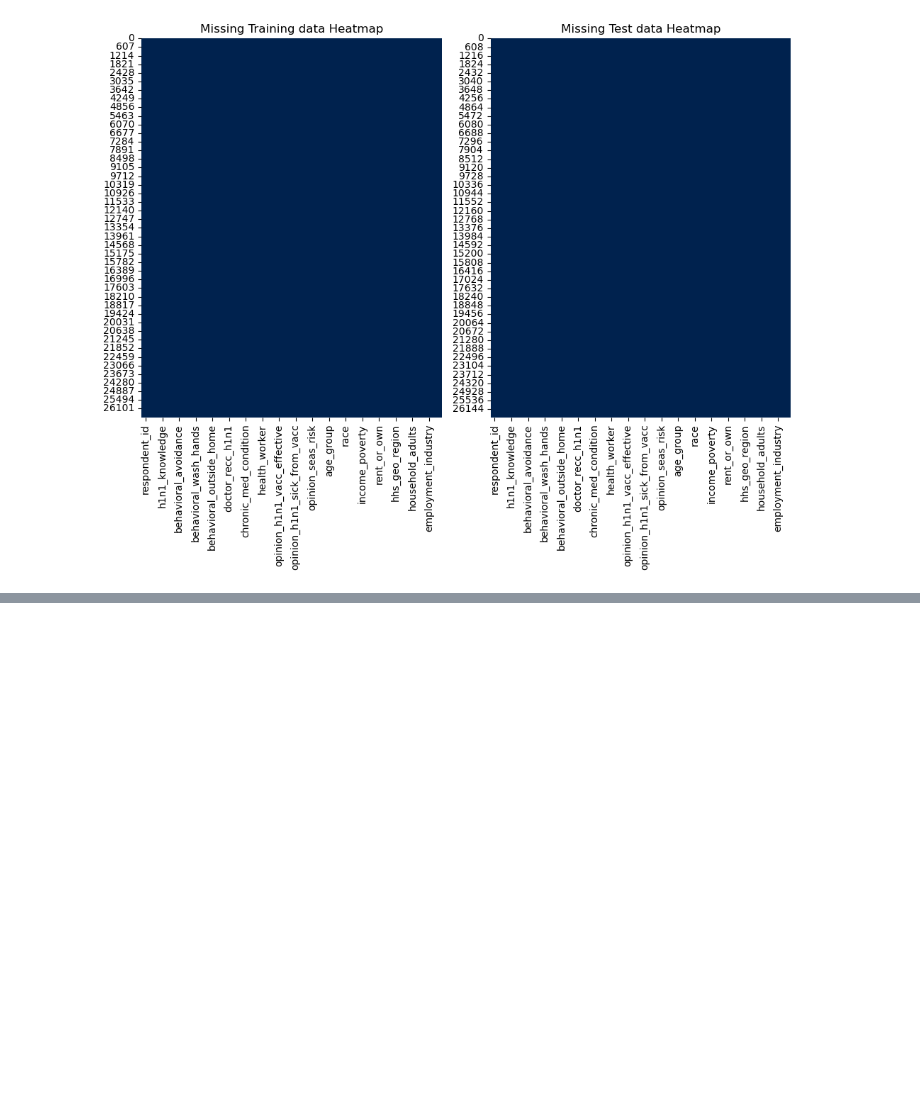
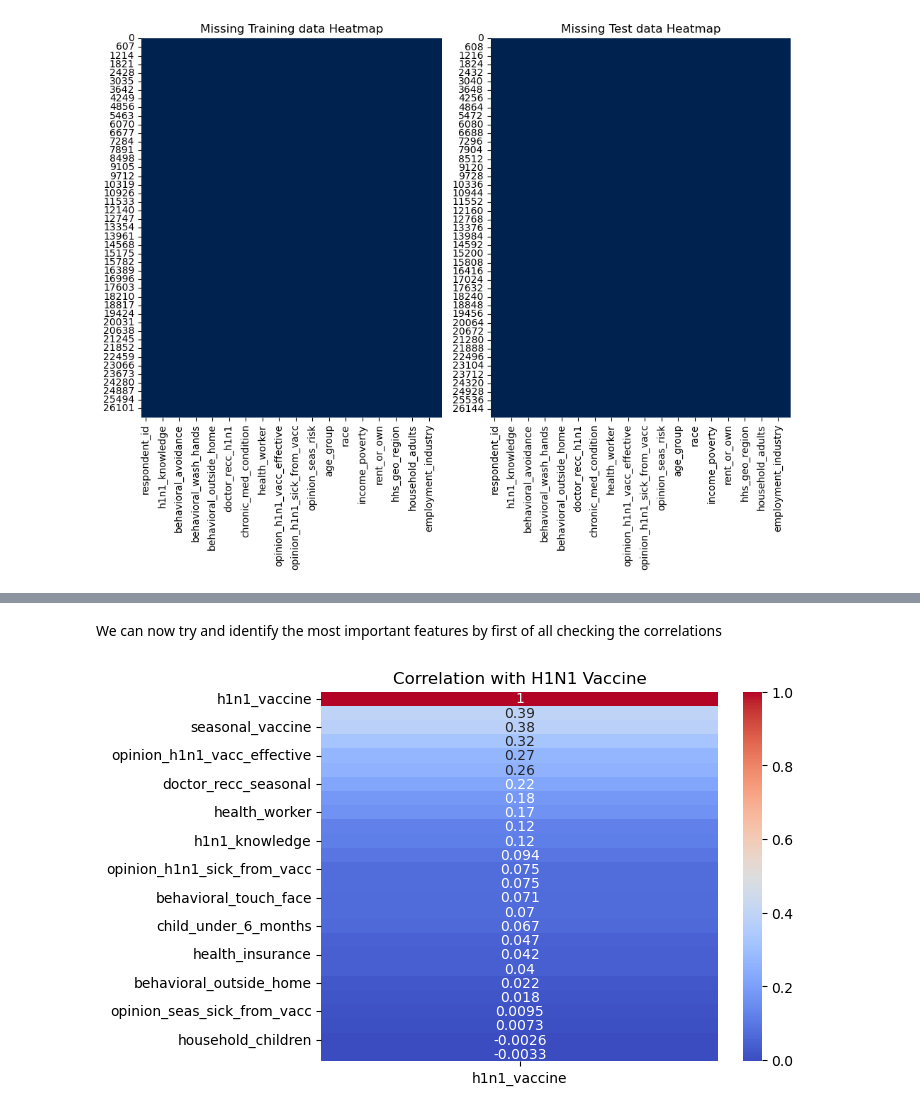
Before and after one commit to jnnjogu/H1N1-influenza, a Jupyter notebook: project.ipynb, the cells around one changed output, grey strips where cells are left out. Cells and saved outputs as stored; diff of their text form; code cells hidden in the pictures; blank space fills up the shorter version.

Commit message:
Developed and trained the first logreg model awaiting tuning

```diff
--- a/project.ipynb
+++ b/project.ipynb
@@ -304,7 +304,7 @@ def imputer(df):
 
     # Here we are converting the two numeric cols to a numeric type
     df['household_adults'] = df['household_adults'].replace('Missing', np.nan)
-    df['household_children'] = df['household_children'].fillna('median')
+    df['household_children'] = df['household_children'].fillna(df['household_children'].median())
 
     numeric_imputer = SimpleImputer(strategy='median')
     df[numeric_cols] = numeric_imputer.fit_transform(df[numeric_cols])
@@ -350,0 +419,3 @@ plt.show()
+# %%
+merged_df = pd.merge(df_train, df_training_labels, how='left')
+merged_df.head()
@@ -350,0 +430,18 @@ plt.show()
+# %% [markdown]
+We can now try and identify the most important features by first of all checking the correlations
+# %%
+# Step 1: Select only numeric columns
+numeric_df = merged_df.select_dtypes(include='number')
+
+# Step 2: Compute correlation matrix
+correlation_matrix = numeric_df.corr()
+
+# Step 3: View correlation of 'h1n1_vaccine' with other variables
+correlation_with_h1n1 = correlation_matrix['h1n1_vaccine'].sort_values(ascending=False)
+
+# Step 4: Display
+sns.heatmap(correlation_with_h1n1.to_frame(), annot=True, cmap='coolwarm')
+plt.title("Correlation with H1N1 Vaccine")
+plt.show()
+# %% [output]
+[figure, added]
```
Also changed, not shown: parts of 25 cells of this notebook.
